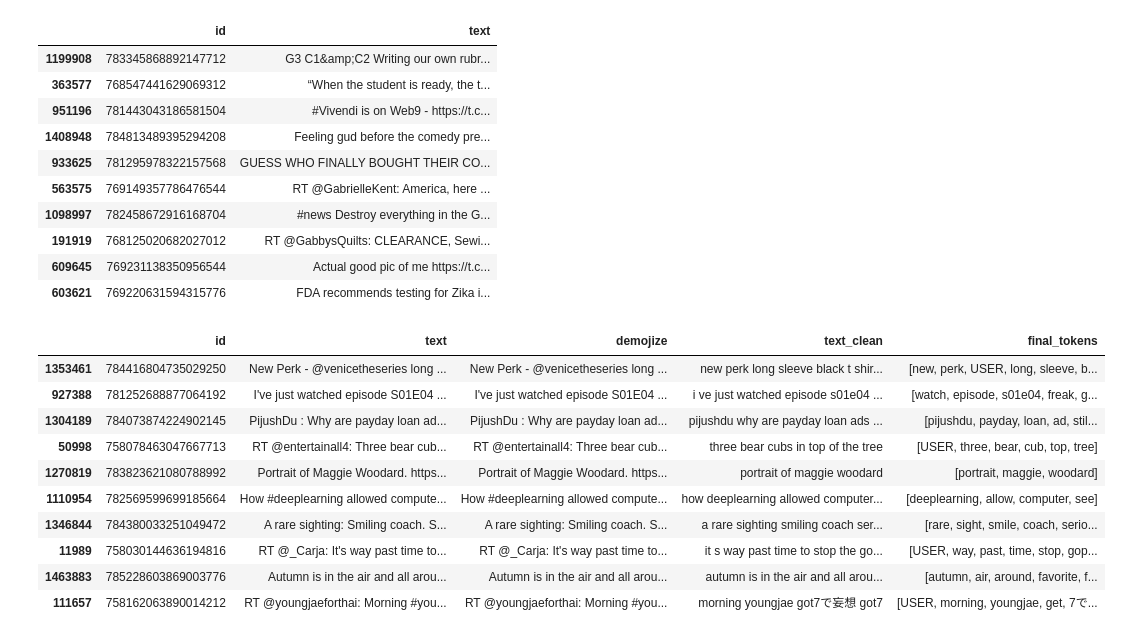
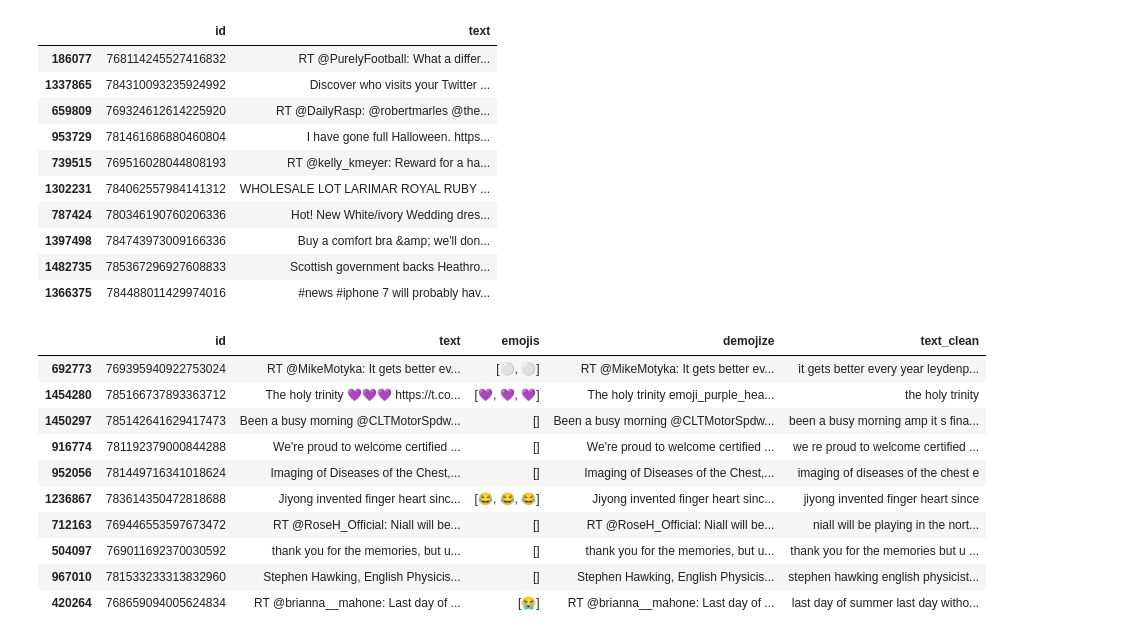
Before and after one commit to samMM-cs/nlp, a Jupyter notebook: tweet_sentiment_analysis.ipynb, the cells around one changed output. Saved outputs shown, nothing was run; the diff lists cells and outputs as text; code cells hidden in the pictures.

```diff
--- a/tweet_sentiment_analysis.ipynb
+++ b/tweet_sentiment_analysis.ipynb
@@ -6,61 +6,85 @@ import numpy as np
 import swifter
 import nltk
 d=pd.read_csv("raw_tweets_text.csv",nrows=1500000)
-emoji_df=pd.read_csv("Emoji_Sentiment_Data_v1.0.csv")
 d=d.drop_duplicates(subset="text")
 d.sample(10)
 # %% [output]
 |  | id | text |
-| 1199908 | 783345868892147712 | G3 C1&amp;C2 Writing our own rubr... |
-| 363577 | 768547441629069312 | “When the student is ready, the t... |
-| 951196 | 781443043186581504 | #Vivendi is on Web9 - https://t.c... |
-| 1408948 | 784813489395294208 | Feeling gud before the comedy pre... |
-| 933625 | 781295978322157568 | GUESS WHO FINALLY BOUGHT THEIR CO... |
-| 563575 | 769149357786476544 | RT @GabrielleKent: America, here ... |
-| 1098997 | 782458672916168704 | #news Destroy everything in the G... |
-| 191919 | 768125020682027012 | RT @GabbysQuilts: CLEARANCE, Sewi... |
-| 609645 | 769231138350956544 | Actual good pic of me https://t.c... |
-| 603621 | 769220631594315776 | FDA recommends testing for Zika i... |
+| 186077 | 768114245527416832 | RT @PurelyFootball: What a differ... |
+| 1337865 | 784310093235924992 | Discover who visits your Twitter ... |
+| 659809 | 769324612614225920 | RT @DailyRasp: @robertmarles @the... |
+| 953729 | 781461686880460804 | I have gone full Halloween. https... |
+| 739515 | 769516028044808193 | RT @kelly_kmeyer: Reward for a ha... |
+| 1302231 | 784062557984141312 | WHOLESALE LOT LARIMAR ROYAL RUBY ... |
+| 787424 | 780346190760206336 | Hot! New White/ivory Wedding dres... |
+| 1397498 | 784743973009166336 | Buy a comfort bra &amp; we'll don... |
+| 1482735 | 785367296927608833 | Scottish government backs Heathro... |
+| 1366375 | 784488011429974016 | #news #iphone 7 will probably hav... |
 # %%
+# Example slang dictionary
+slang_dict = {
+    "gr8": "great",
+    "lol": "laugh",
+    "omg": "oh my god",
+    "btw": "by the way",
+    "idk": "I don't know",
+    "smh": "shaking my head"
+}
+
+# Sarcasm triggers
+sarcasm_triggers = ["yeah right", "sure", "as if", "lol", "totally", "not really"]
+
 #Clean text
 def clean_tweet(text):
     if not isinstance(text,str):
         return ""
     text=text.lower() #lower text
     text=re.sub(r"https?://\S+|www\.\S+","",text) #remove URLs
     text=re.sub(r"@\w+","",text) #remove mention
     text=re.sub(r"\brt\b","",text) #remove retweet
     text=re.sub(r"#(\w+)",r"\1",text) # remove hashtag
     text=re.sub(r"[\n\t]","",text) # remove newline and tab
     text=re.sub(r"[^\w\s]"," ",text)
+    text=re.sub(r"\d+","",text) #remove numbers
+    text=re.sub(r"(.)\1{2,}",r"\1\1",text) #limit repeated characters to 2
+
+    #Transform emoticons to tokens
+    emoticon_dict = {":)": "emoji_smile", ":-)": "emoji_smile",
+                     ":(": "emoji_sad", ":-(": "emoji_sad",
+                     ":D": "emoji_laugh", ";)": "emoji_wink"}
+
+    for emo, token in emoticon_dict.items():
+        text=text.replace(emo, f" {token} ")
+
+    for slang,word in slang_dict.items():
+        text=re.sub(rf"\b{slang}\b",word,text)
     return text.strip()
 
 #Transform emoji in token
 def demojize_text(text):
     text=emoji.demojize(text,language='en')
     text=re.sub(r":([a-z_]+):",r" emoji_\1",text)
     return text.strip()
 
-
+def extract_emojis(text):
+    return [char for char in text if char in emoji.EMOJI_DATA]
+d["emojis"]=d["text"].swifter.apply(extract_emojis)
 d["demojize"]=d["text"].swifter.apply(demojize_text)
 d["text_clean"]=d["text"].swifter.apply(clean_tweet)
 
-d=d[d["text_clean"].str.split().str.len()>=4]
-d=d.drop_duplicates(subset="text_clean")
-
 d.sample(10)
 # %% [output]
-|  | id | text | demojize | text_clean | final_tokens |
-| 1353461 | 784416804735029250 | New Perk - @venicetheseries long ... | New Perk - @venicetheseries long ... | new perk long sleeve black t shir... | [new, perk, USER, long, sleeve, b... |
-| 927388 | 781252688877064192 | I've just watched episode S01E04 ... | I've just watched episode S01E04 ... | i ve just watched episode s01e04 ... | [watch, episode, s01e04, freak, g... |
-| 1304189 | 784073874224902145 | PijushDu : Why are payday loan ad... | PijushDu : Why are payday loan ad... | pijushdu why are payday loan ads ... | [pijushdu, payday, loan, ad, stil... |
-| 50998 | 758078463047667713 | RT @entertainall4: Three bear cub... | RT @entertainall4: Three bear cub... | three bear cubs in top of the tree | [USER, three, bear, cub, top, tree] |
-| 1270819 | 783823621080788992 | Portrait of Maggie Woodard. https... | Portrait of Maggie Woodard. https... | portrait of maggie woodard | [portrait, maggie, woodard] |
-| 1110954 | 782569599699185664 | How #deeplearning allowed compute... | How #deeplearning allowed compute... | how deeplearning allowed computer... | [deeplearning, allow, computer, see] |
-| 1346844 | 784380033251049472 | A rare sighting: Smiling coach. S... | A rare sighting: Smiling coach. S... | a rare sighting smiling coach ser... | [rare, sight, smile, coach, serio... |
-| 11989 | 758030144636194816 | RT @_Carja: It's way past time to... | RT @_Carja: It's way past time to... | it s way past time to stop the go... | [USER, way, past, time, stop, gop... |
-| 1463883 | 785228603869003776 | Autumn is in the air and all arou... | Autumn is in the air and all arou... | autumn is in the air and all arou... | [autumn, air, around, favorite, f... |
-| 111657 | 758162063890014212 | RT @youngjaeforthai: Morning #you... | RT @youngjaeforthai: Morning #you... | morning youngjae got7で妄想 got7 | [USER, morning, youngjae, get, 7で... |
+|  | id | text | emojis | demojize | text_clean |
+| 692773 | 769395940922753024 | RT @MikeMotyka: It gets better ev... | [⚪, ⚪] | RT @MikeMotyka: It gets better ev... | it gets better every year leydenp... |
+| 1454280 | 785166737893363712 | The holy trinity 💜💜💜 https://t.co... | [💜, 💜, 💜] | The holy trinity emoji_purple_hea... | the holy trinity |
+| 1450297 | 785142641629417473 | Been a busy morning @CLTMotorSpdw... | [] | Been a busy morning @CLTMotorSpdw... | been a busy morning amp it s fina... |
+| 916774 | 781192379000844288 | We're proud to welcome certified ... | [] | We're proud to welcome certified ... | we re proud to welcome certified ... |
+| 952056 | 781449716341018624 | Imaging of Diseases of the Chest,... | [] | Imaging of Diseases of the Chest,... | imaging of diseases of the chest e |
+| 1236867 | 783614350472818688 | Jiyong invented finger heart sinc... | [😂, 😂, 😂] | Jiyong invented finger heart sinc... | jiyong invented finger heart since |
+| 712163 | 769446553597673472 | RT @RoseH_Official: Niall will be... | [] | RT @RoseH_Official: Niall will be... | niall will be playing in the nort... |
+| 504097 | 769011692370030592 | thank you for the memories, but u... | [] | thank you for the memories, but u... | thank you for the memories but u ... |
+| 967010 | 781533233313832960 | Stephen Hawking, English Physicis... | [] | Stephen Hawking, English Physicis... | stephen hawking english physicist... |
+| 420264 | 768659094005624834 | RT @brianna__mahone: Last day of ... | [😭] | RT @brianna__mahone: Last day of ... | last day of summer last day witho... |
 # %%
 from nltk.tokenize import TweetTokenizer
 from nltk.corpus import stopwords,wordnet
```
Also changed, not shown: parts of 7 cells of this notebook, 1 other file.
